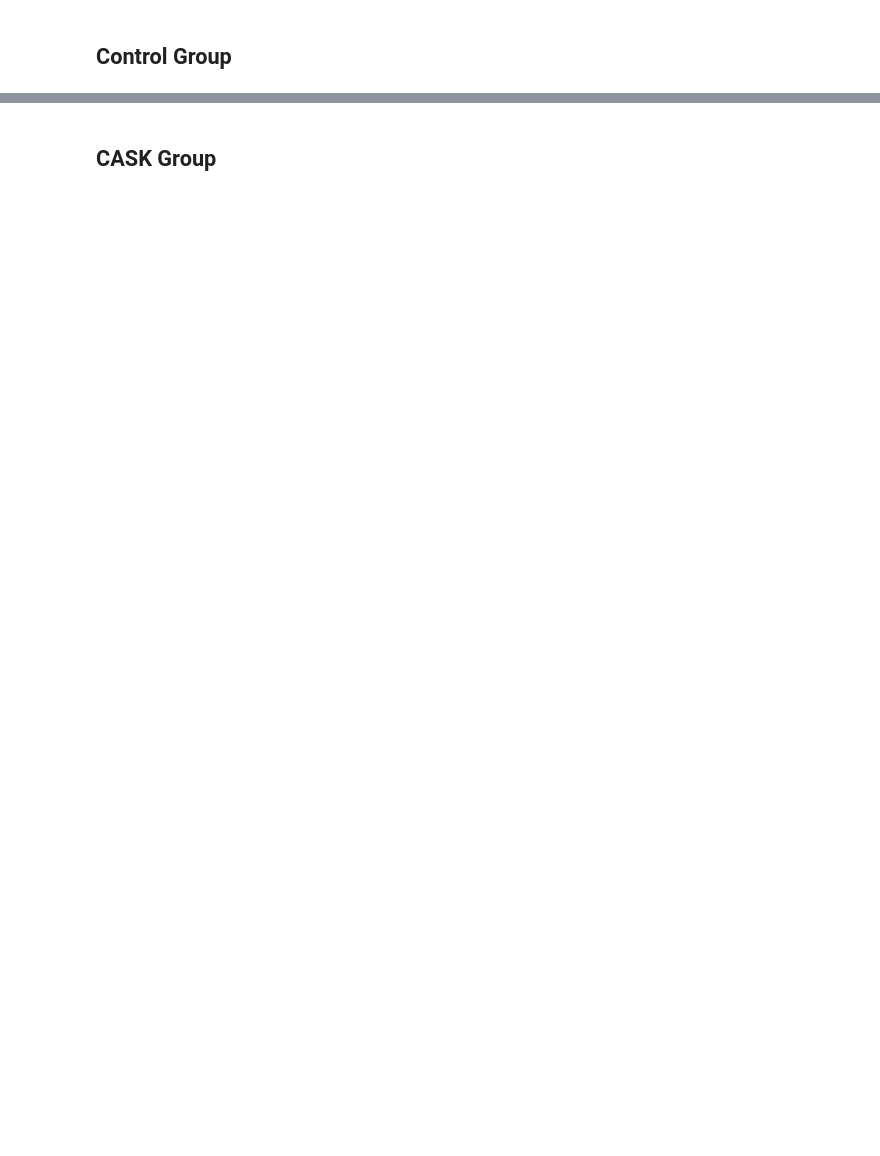
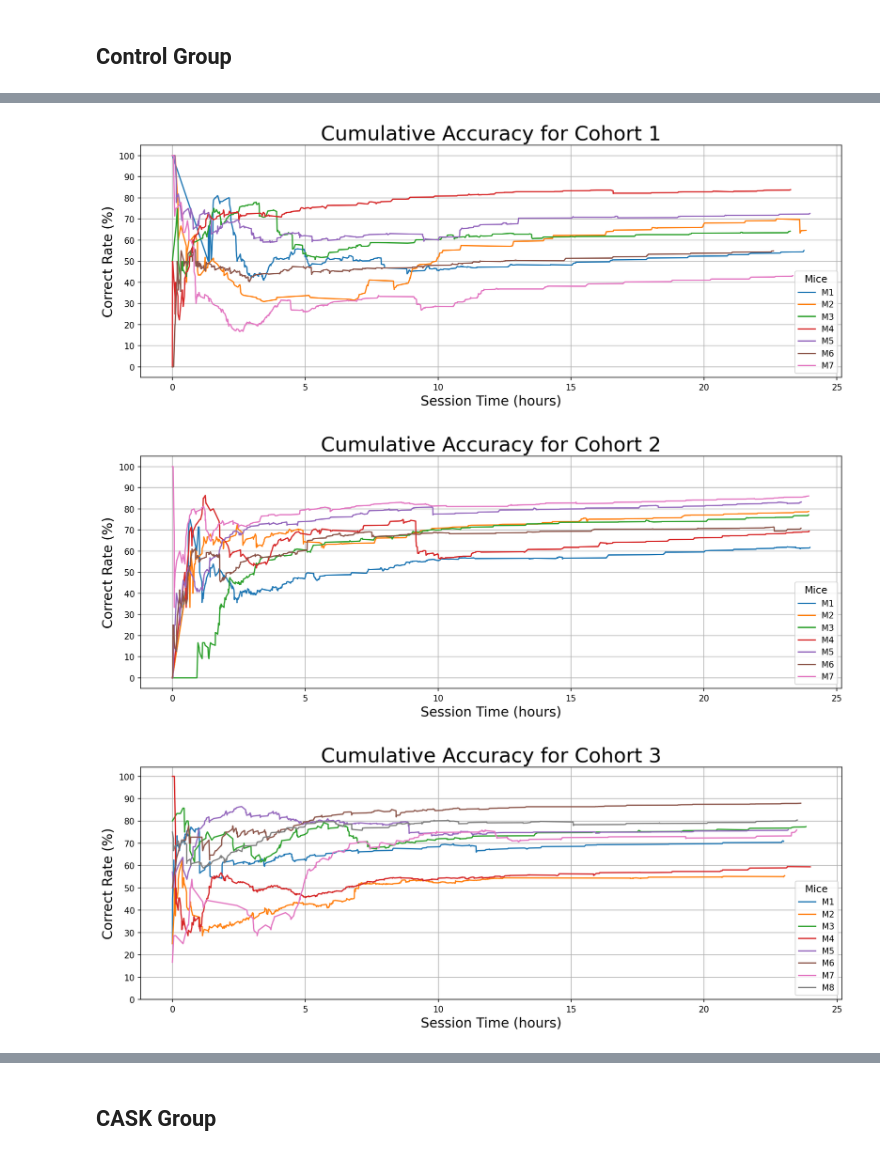
Before and after one commit to ftlabucsd/FEDUPP, a Jupyter notebook: CASK_analysis/CASK FR1 accuracy.ipynb, the cells around one changed output, grey strips where cells are left out. Saved outputs shown, nothing was run; the diff lists cells and outputs as text; code cells hidden in the pictures; blank space fills up the shorter version.

```diff
--- a/CASK_analysis/CASK FR1 accuracy.ipynb
+++ b/CASK_analysis/CASK FR1 accuracy.ipynb
@@ -17,20 +23,2 @@ cask_acc_dict = {}
 # %% [markdown]
 ## Control Group
-# %%
-group_data = []
-curr_group = int(fr1_ctrl_sheets[0].split('.')[0][1:]) if fr1_ctrl_sheets[0].startswith('B') else 'new'
-
-for sheet in fr1_ctrl_sheets:
-    temp = int(sheet.split('.')[0][1:]) if sheet.startswith('B') else 'new'
-    data = read_and_record(path=fr1_ctrl_path, sheet=sheet,
-                           ending_corr=ctrl_ending_corr,
-                           learned_time=ctrl_learned_time,
-                           acc_dict=ctrl_acc_dict)
-    if temp != curr_group:
-        graph_cumulative_acc(group_data, curr_group)
-        group_data = []
-    group_data.append(data)
-    curr_group = temp
-
-if len(group_data) > 0:
-    graph_cumulative_acc(group_data, curr_group)
@@ -44,0 +25,16 @@ if len(group_data) > 0:
+# %%
+group_data = []
+
+for idx, cohort in enumerate(fr1_ctrl_cohorts):
+    for sheet in cohort:
+        data = read_and_record(path=fr1_ctrl_path, sheet=sheet,
+                            ending_corr=ctrl_ending_corr,
+                            learned_time=ctrl_learned_time,
+                            acc_dict=ctrl_acc_dict)
+        group_data.append(data)
+    graph_cumulative_acc(group_data, idx+1, export_path=os.path.join(export_root, f'ctrl_cohort_{idx+1}.svg'))
+    group_data = []
+# %% [output]
+[figure, added]
+[figure, added]
+[figure, added]
```
Also changed, not shown: parts of 11 cells of this notebook, 22 other files.
